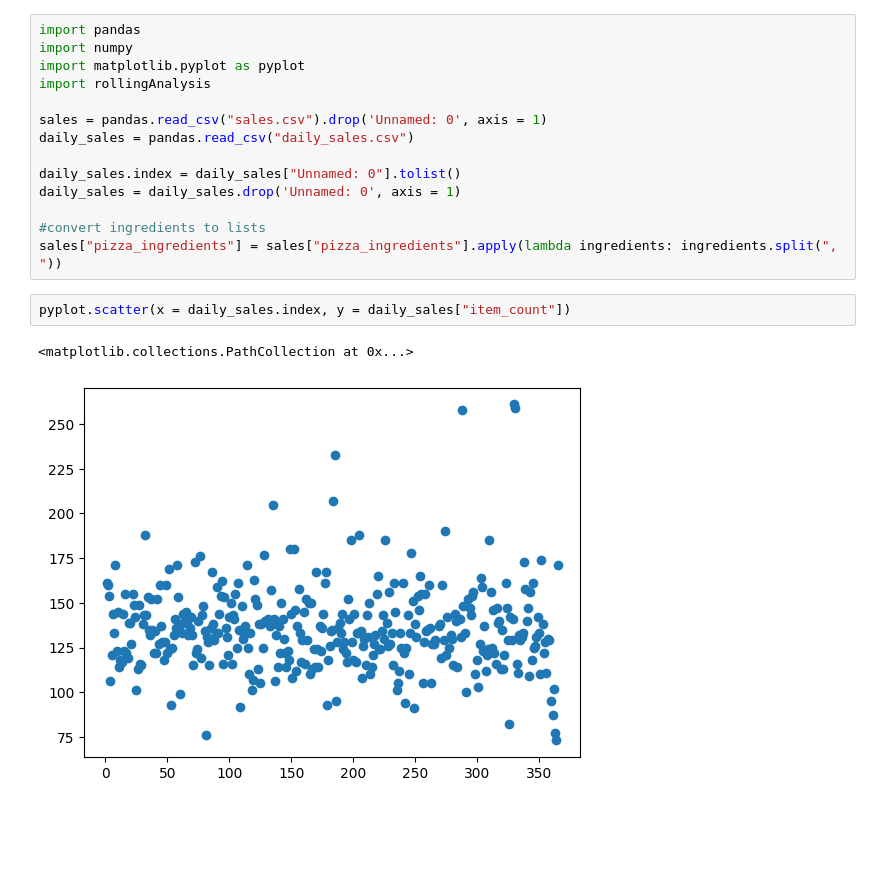
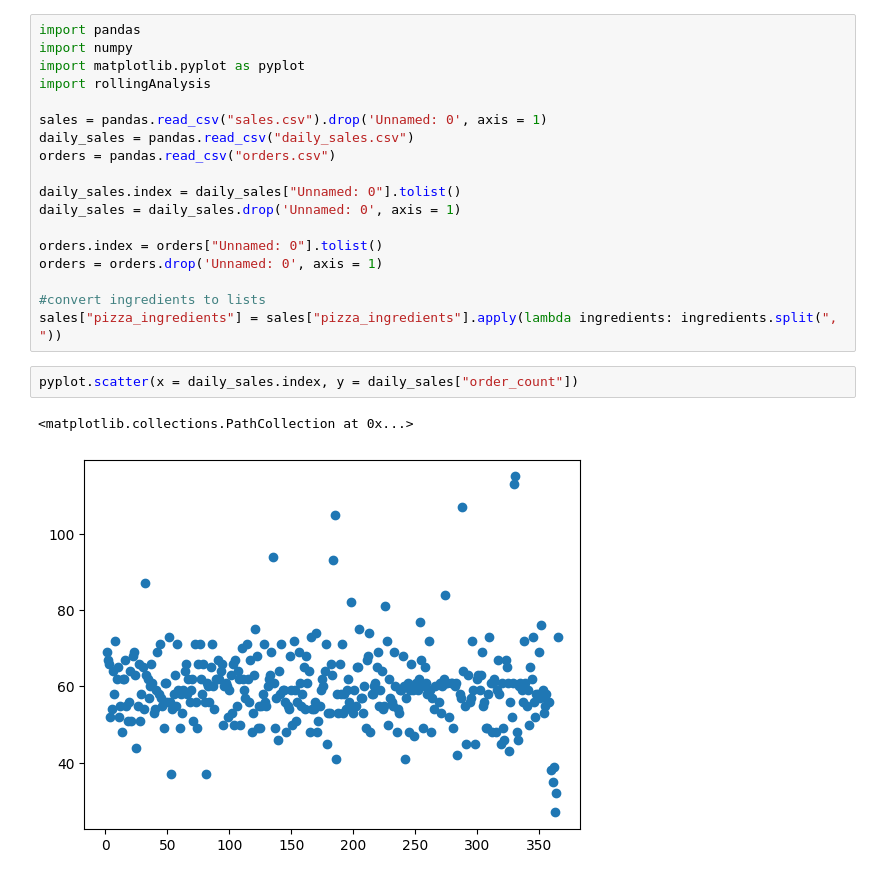
Before and after one commit to spencers145/pizza-study, a Jupyter notebook: study.ipynb, the cells around one changed output. Drawn from its saved outputs; the diff is of its cells as text; blank space fills up the shorter version.

```diff
--- a/study.ipynb
+++ b/study.ipynb
@@ -6,17 +6,21 @@ import rollingAnalysis
 
 sales = pandas.read_csv("sales.csv").drop('Unnamed: 0', axis = 1)
 daily_sales = pandas.read_csv("daily_sales.csv")
+orders = pandas.read_csv("orders.csv")
 
 daily_sales.index = daily_sales["Unnamed: 0"].tolist()
 daily_sales = daily_sales.drop('Unnamed: 0', axis = 1)
 
+orders.index = orders["Unnamed: 0"].tolist()
+orders = orders.drop('Unnamed: 0', axis = 1)
+
 #convert ingredients to lists
 sales["pizza_ingredients"] = sales["pizza_ingredients"].apply(lambda ingredients: ingredients.split(", "))
 # %%
-pyplot.scatter(x = daily_sales.index, y = daily_sales["item_count"])
+pyplot.scatter(x = daily_sales.index, y = daily_sales["order_count"])
 # %% [output]
 <matplotlib.collections.PathCollection at 0x...>
-[figure, old version]
+[figure, new version]
 # %%
 daily_sales.loc[305]
 # %% [output]
```
Also changed, not shown: parts of 10 cells of this notebook.
